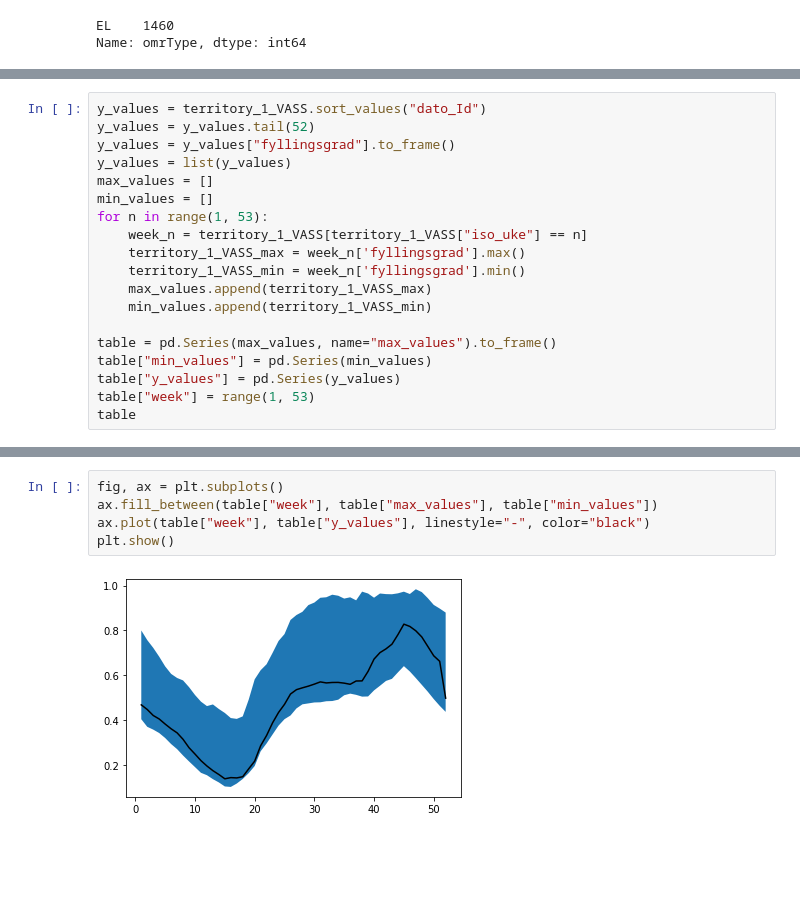
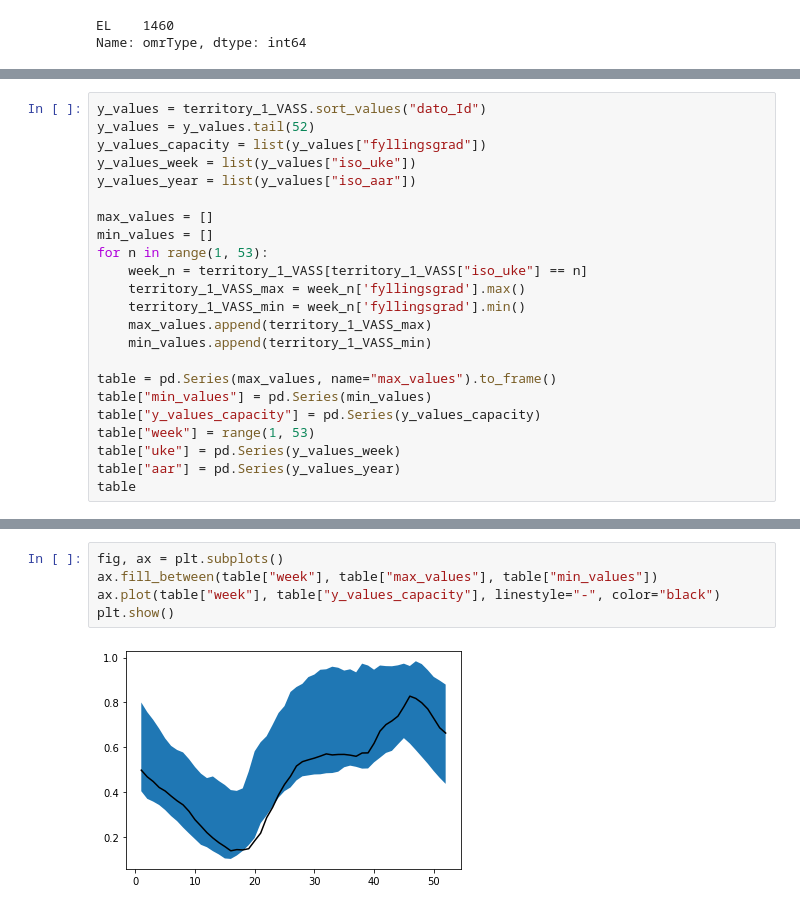
Before and after one commit to MariaaAT/magasinstatistikk, a Jupyter notebook: magasinstatistikk.ipynb, the cells around one changed output, grey strips where cells are left out. Cells and saved outputs as stored; diff of their text form; blank space fills up the shorter version.

```diff
--- a/magasinstatistikk.ipynb
+++ b/magasinstatistikk.ipynb
@@ -247,8 +251,10 @@ y_values
 # %%
 y_values = territory_1_VASS.sort_values("dato_Id")
 y_values = y_values.tail(52)
-y_values = y_values["fyllingsgrad"].to_frame()
-y_values = list(y_values)
+y_values_capacity = list(y_values["fyllingsgrad"])
+y_values_week = list(y_values["iso_uke"])
+y_values_year = list(y_values["iso_aar"])
+
 max_values = []
 min_values = []
 for n in range(1, 53):
@@ -260,7 +266,9 @@ for n in range(1, 53):
 
 table = pd.Series(max_values, name="max_values").to_frame()
 table["min_values"] = pd.Series(min_values)
-table["y_values"] = pd.Series(y_values)
+table["y_values_capacity"] = pd.Series(y_values_capacity)
 table["week"] = range(1, 53)
+table["uke"] = pd.Series(y_values_week)
+table["aar"] = pd.Series(y_values_year)
 table
 # %% [output]
@@ -284,7 +292,7 @@ table
 # %%
 fig, ax = plt.subplots()
 ax.fill_between(table["week"], table["max_values"], table["min_values"])
-ax.plot(table["week"], table["y_values"], linestyle="-", color="black")
+ax.plot(table["week"], table["y_values_capacity"], linestyle="-", color="black")
 plt.show()
 # %% [output]
-[figure, old version]
+[figure, new version]
```
Also changed, not shown: parts of 5 cells of this notebook, 1 other file.
